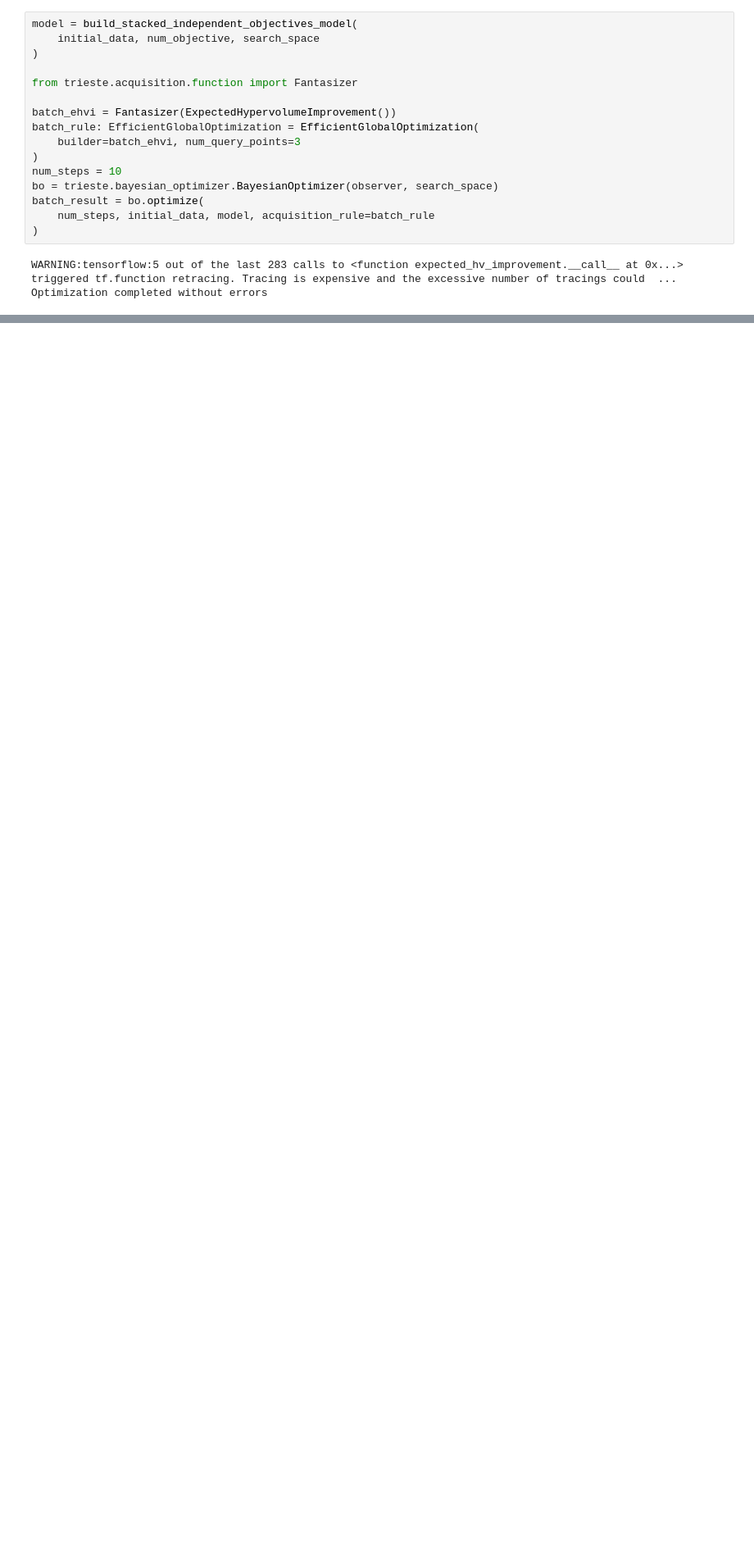
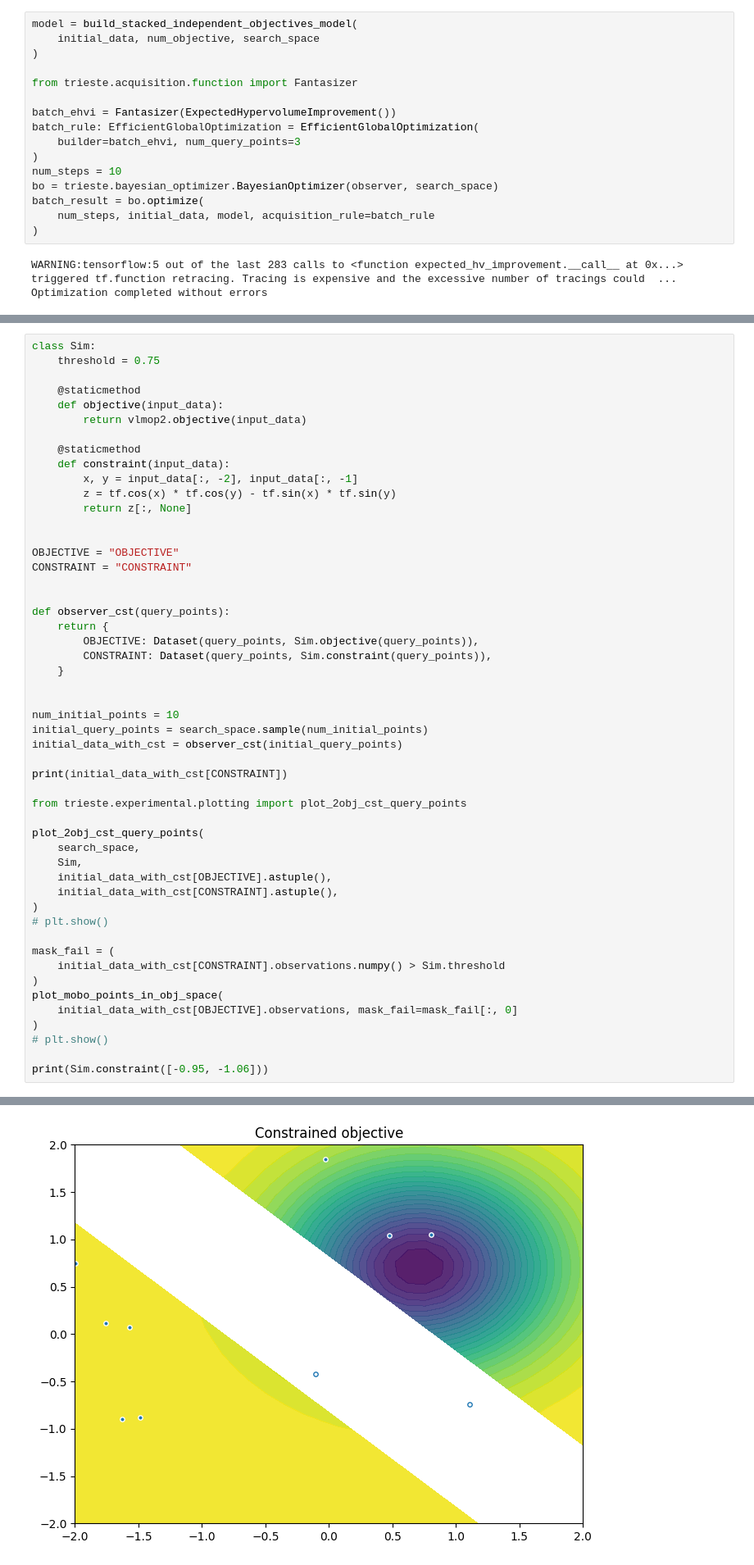
Before and after one commit to bencivjan/ecolens, a Jupyter notebook: simulation/mobo-test.ipynb, the cells around one changed output, grey strips where cells are left out. Shown at 82% size. Drawn from its saved outputs; the diff is of its cells as text; blank space fills up the shorter version.

```diff
--- a/simulation/mobo-test.ipynb
+++ b/simulation/mobo-test.ipynb
@@ -147,2 +158,54 @@ array([[ 0.98924624, -0.17137558],
 [figure]
 [figure]
+# %%
+class Sim:
+    threshold = 0.75
+
+    @staticmethod
+    def objective(input_data):
+        return vlmop2.objective(input_data)
+
+    @staticmethod
+    def constraint(input_data):
+        x, y = input_data[:, -2], input_data[:, -1]
+        z = tf.cos(x) * tf.cos(y) - tf.sin(x) * tf.sin(y)
+        return z[:, None]
+
+
+OBJECTIVE = "OBJECTIVE"
+CONSTRAINT = "CONSTRAINT"
+
+
+def observer_cst(query_points):
+    return {
+        OBJECTIVE: Dataset(query_points, Sim.objective(query_points)),
+        CONSTRAINT: Dataset(query_points, Sim.constraint(query_points)),
+    }
+
+
+num_initial_points = 10
+initial_query_points = search_space.sample(num_initial_points)
+initial_data_with_cst = observer_cst(initial_query_points)
+
+print(initial_data_with_cst[CONSTRAINT])
+
+from trieste.experimental.plotting import plot_2obj_cst_query_points
+
+plot_2obj_cst_query_points(
+    search_space,
+    Sim,
+    initial_data_with_cst[OBJECTIVE].astuple(),
+    initial_data_with_cst[CONSTRAINT].astuple(),
+)
+# plt.show()
+
+mask_fail = (
+    initial_data_with_cst[CONSTRAINT].observations.numpy() > Sim.threshold
+)
+plot_mobo_points_in_obj_space(
+    initial_data_with_cst[OBJECTIVE].observations, mask_fail=mask_fail[:, 0]
+)
+# plt.show()
+
+print(Sim.constraint([-0.95, -1.06]))
+# %% [output]
@@ -148,0 +230 @@ array([[ 0.98924624, -0.17137558],
+[figure, added]
```
Also changed, not shown: parts of 5 cells of this notebook, 18 other files.
